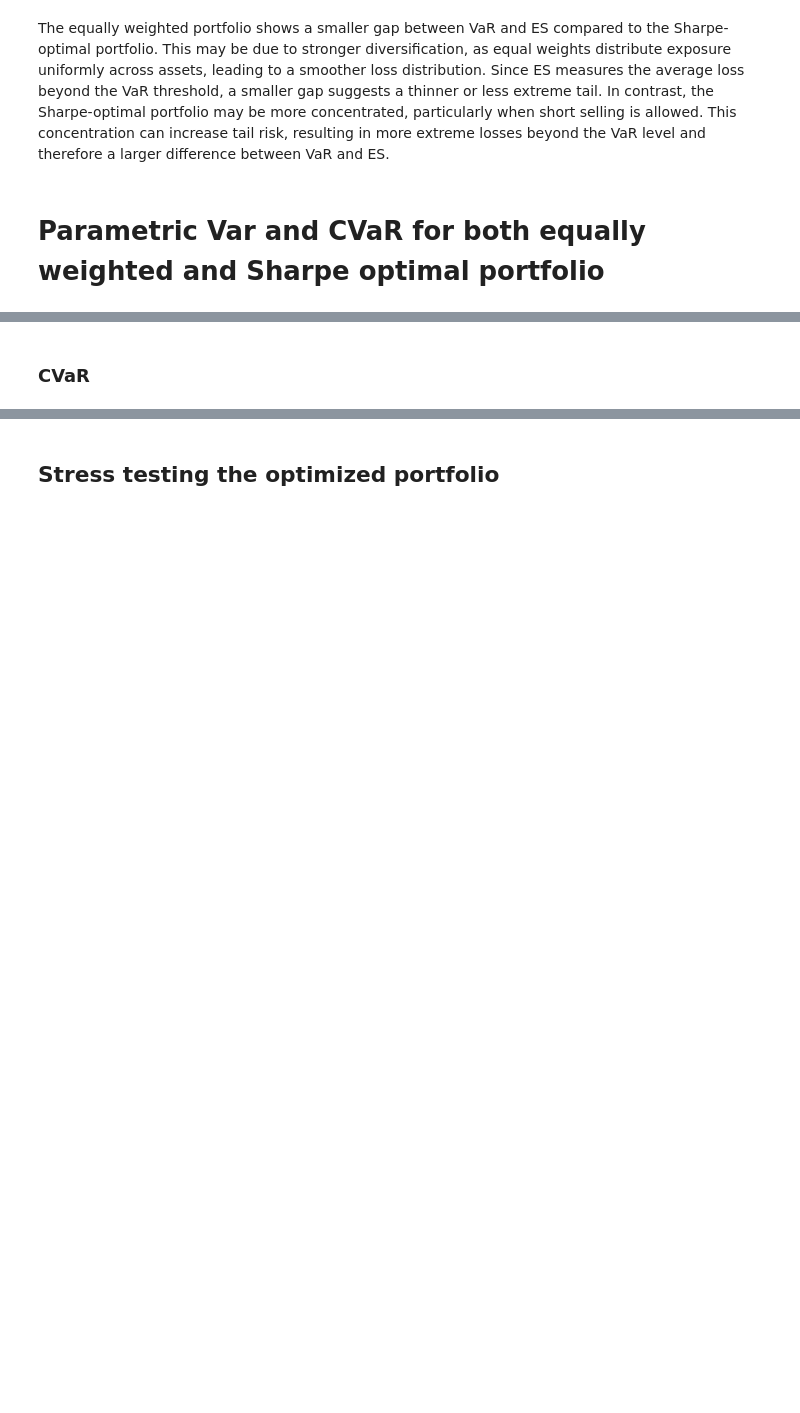
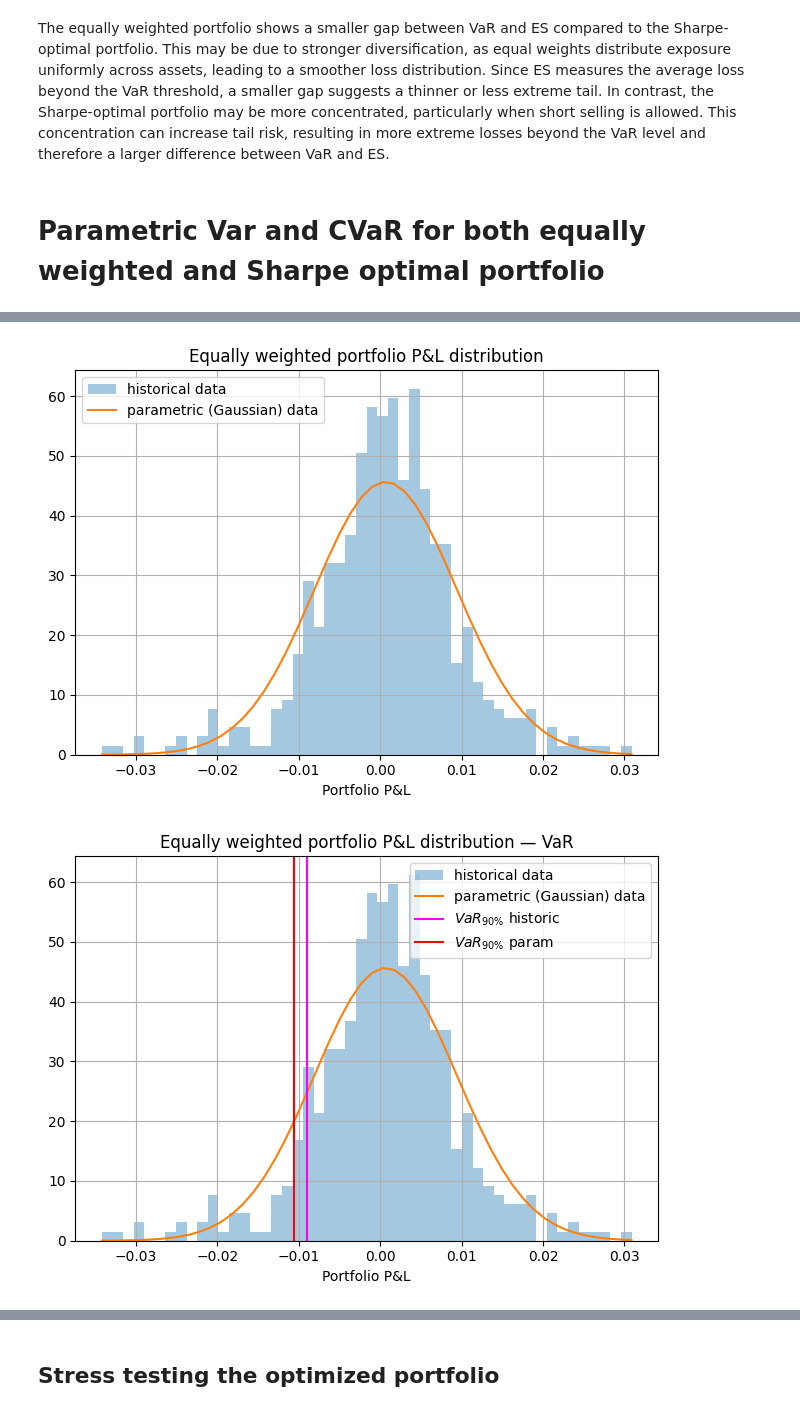
Before and after one commit to conformist89/optim-methods-asset-in-management, a Jupyter notebook: optim-intervace.ipynb, the cells around one changed output, grey strips where cells are left out. Saved outputs shown, nothing was run; the diff lists cells and outputs as text; code cells hidden in the pictures; blank space fills up the shorter version.

Commit message:
Restructured piece of code that compares historic and parametric (Gaussian) Var and ES(CVaR)

```diff
--- a/optim-intervace.ipynb
+++ b/optim-intervace.ipynb
@@ -303,2 +219,0 @@ plt.legend()
-# %% [markdown]
-### CVaR
@@ -318,0 +220,14 @@ plt.legend()
+# %%
+# Equally weighted
+out_eq = plot_pnl_with_gaussian(
+    pnl=mean_daily_ret_port,
+    title="Equally weighted portfolio P&L distribution",
+    conf_level=conf_level,
+    var_hist=var90,
+    cvar_hist=cvar90
+)
+
+plt.show()
+# %% [output]
+[figure, added]
+[figure, added]
```
Also changed, not shown: parts of 27 cells of this notebook, 2 other files.
